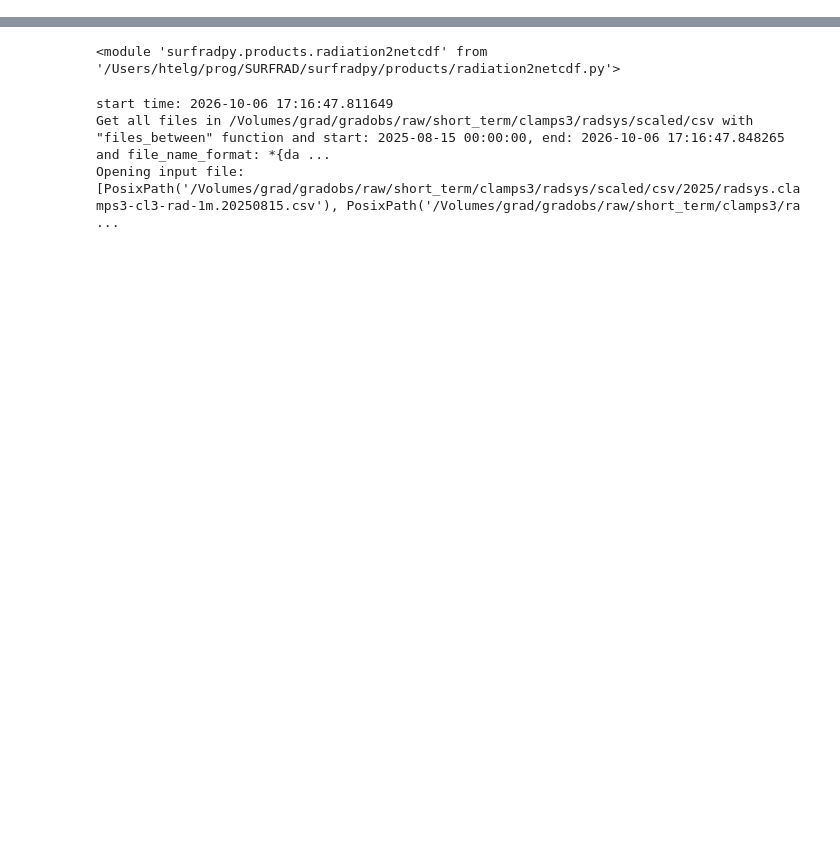
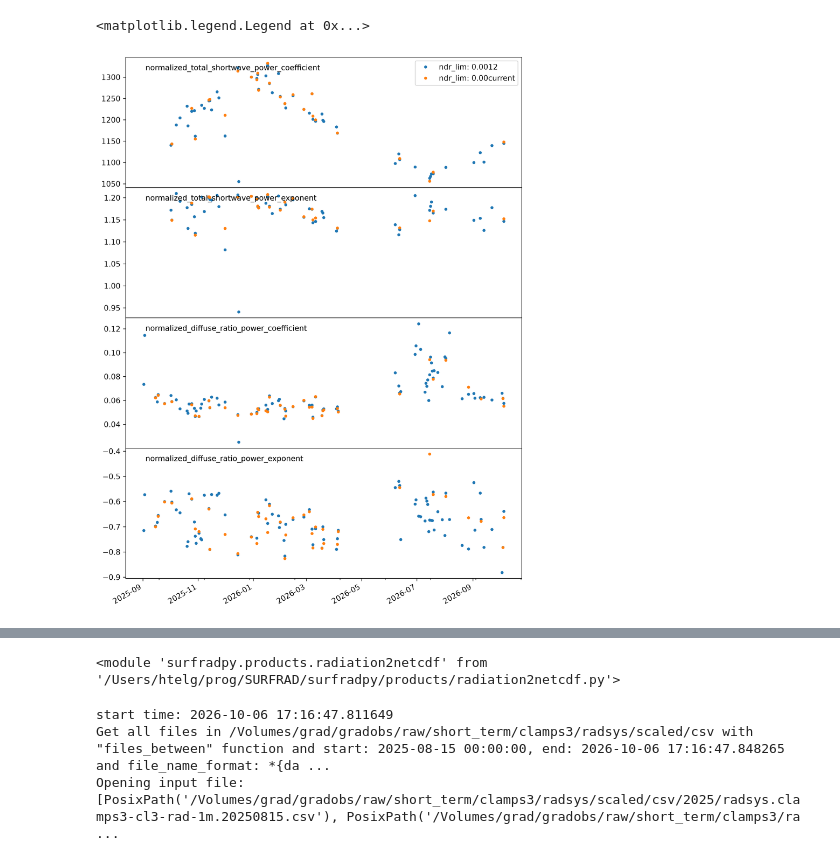
Before and after one commit to hagne/SURFRAD, a Jupyter notebook: notebooks/production/clamps3/radiation2netcdf.ipynb, the cells around one changed output, grey strips where cells are left out. Saved outputs shown, nothing was run; the diff lists cells and outputs as text; code cells hidden in the pictures; blank space fills up the shorter version.

Commit message:
new script: clamps3_radflux_clearsky

```diff
--- a/notebooks/production/clamps3/radiation2netcdf.ipynb
+++ b/notebooks/production/clamps3/radiation2netcdf.ipynb
@@ -0,0 +37,2 @@
+# %%
+plt.rcParams['figure.dpi'] = 300
@@ -0,0 +125,13 @@
+# %%
+dbs = []
+dbs.append(dict(name = 'current',
+                p2db = 'radflux_params.db'),)
+dbs.append(dict(name = '12',
+                p2db = 'radflux_params_12.db'),)
+# %%
+for dbl in dbs:
+    db =  atmrfdb.RadfluxParameterDatabase(dbl['p2db'])
+    df = db.dump_radflux_parameters()
+    df.index = df.apply(lambda row: pd.to_datetime(row.name), axis =1 )
+    dbl['db'] = db
+    dbl['data'] = df
@@ -0,0 +157,31 @@
+# %%
+f,aa = plt.subplots(4, sharex= True, gridspec_kw={'hspace':0})
+f.set_figheight(f.get_figheight() * 3)
+f.set_figwidth(f.get_figwidth() *1.5)
+
+posn = (0.05, 0.9)
+possum = (0.8, 0.9)
+names = ['normalized_total_shortwave_power_coefficient',
+         'normalized_total_shortwave_power_exponent',
+         'normalized_diffuse_ratio_power_coefficient',
+         'normalized_diffuse_ratio_power_exponent'
+        ]
+
+for dbl in dbs[::-1]:
+    df = dbl['data']
+    nts_a = df.normalized_total_shortwave_power_coefficient.where(df.normalized_total_shortwave_power_coefficient_is_valid == 1).dropna()
+    nts_b = df.normalized_total_shortwave_power_exponent.where(df.normalized_total_shortwave_power_exponent_is_valid == 1).dropna()
+
+    ndr_a = df.normalized_diffuse_ratio_power_coefficient.where(df.normalized_diffuse_ratio_power_coefficient_is_valid == 1).dropna()
+    ndr_b = df.normalized_diffuse_ratio_power_exponent.where(df.normalized_diffuse_ratio_power_exponent_is_valid == 1).dropna()
+    sers = [nts_a, nts_b,ndr_a,ndr_b]
+    for e,a in enumerate(aa):
+        sers[e].plot(ax = a, ls = '', marker = '.', label = f'ndr_lim: 0.00{dbl["name"]}')
+        a.text(posn[0], posn[1], names[e], transform = a.transAxes)
+        # a.text(possum[0], possum[1], sers[e].shape[0], transform = a.transAxes)
+
+a = aa[0]
+a.legend()
+# %% [output]
+<matplotlib.legend.Legend at 0x...>
+[figure, added]
```
Also changed, not shown: parts of 21 cells of this notebook, 17 other files.
